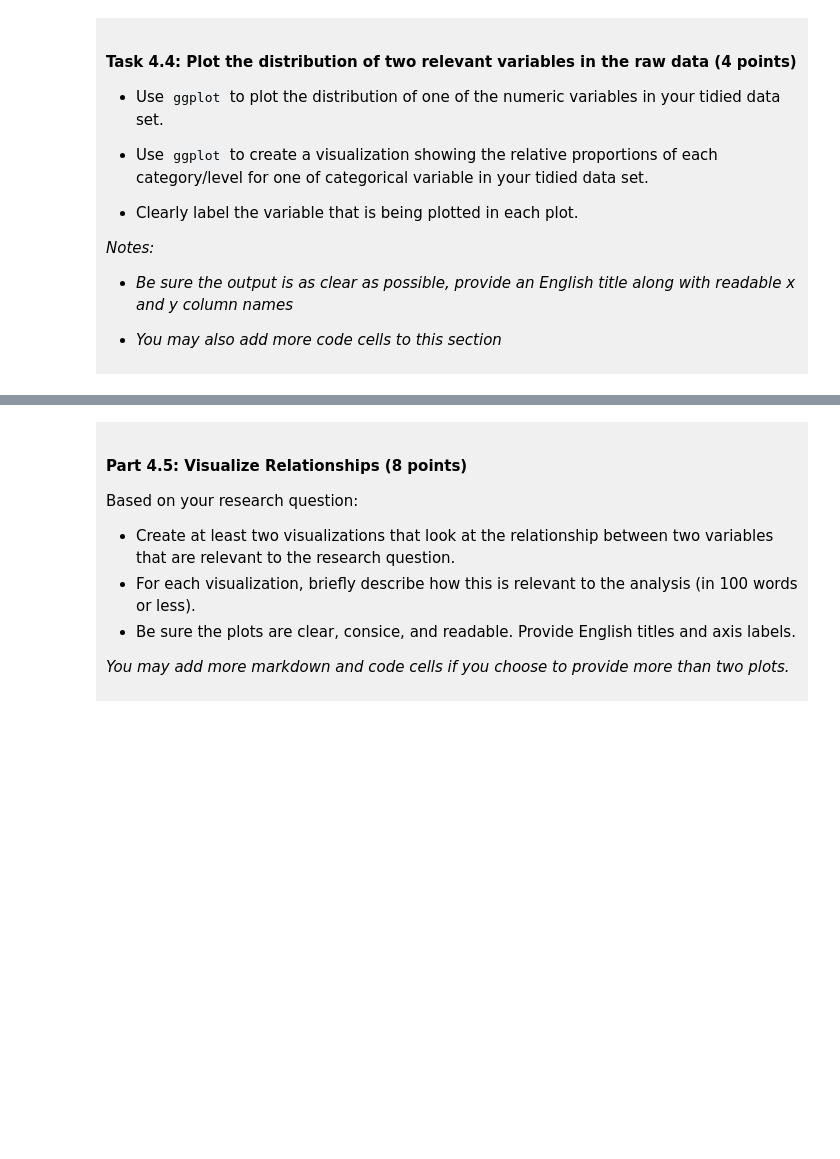
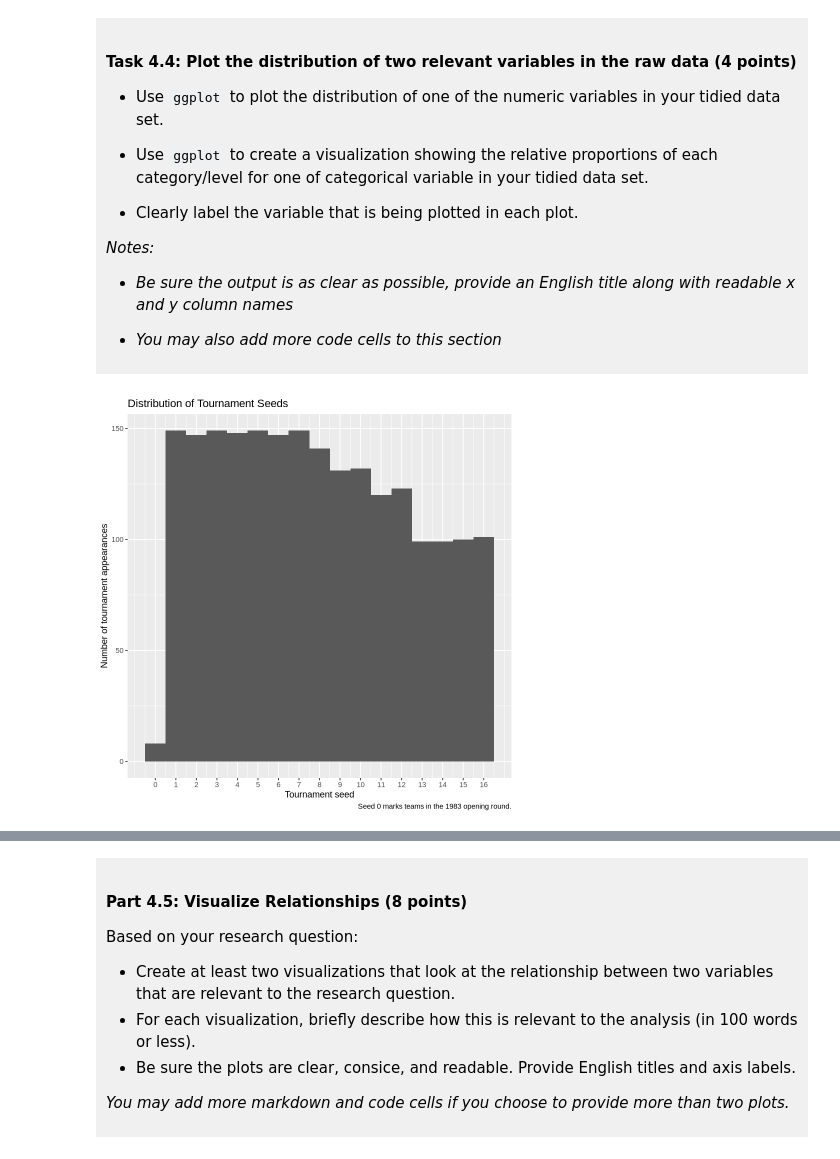
Before and after one commit to DYyye/dsci-100-project-danny-duan, a Jupyter notebook: dsci-100-project-notebook.ipynb, the cells around one changed output, grey strips where cells are left out. Drawn from its saved outputs; the diff is of its cells as text; code cells hidden in the pictures; blank space fills up the shorter version.

```diff
--- a/dsci-100-project-notebook.ipynb
+++ b/dsci-100-project-notebook.ipynb
@@ -128,5 +128,6 @@ To help you with the analysis, here is a table of descriptions of each of the va
 
 </div>
 # %%
-
-#this is a comment made on jupyter
+url <- "https://raw.githubusercontent.com/diverse-data-hub/diversedata/refs/heads/main/data-clean/womensmarchmadness.csv"
+women_march_madness <- read.csv(url)
+head(women_march_madness, 6)
@@ -189,4 +200,12 @@ Produce a tidy data set that could be used to answer your research question usin
 
 </div>
 # %%
-### EDIT THIS CODE CELL ###
+library(tidyverse)
+
+# Keep the relevant columns and convert tournament finish to a factor.
+tidy_march_madness <- women_march_madness |>
+    select(year, school, seed, tourney_finish) |>
+    mutate(tourney_finish = factor(tourney_finish))
+
+# Show the first six rows of the tidied data.
+head(tidy_march_madness, 6)
@@ -257,5 +332,16 @@ You will refine your research question (if needed) and produce a tidy data set.
 
 </div>
 # %%
-### EDIT THIS CODE CELL FOR PLOT 1 ###
+### Show how often each tournament seed occurs.
+ggplot(tidy_march_madness, aes(x = seed)) +
+    geom_histogram(binwidth = 1, center = 0) +
+    scale_x_continuous(breaks = 0:16) +
+    labs(
+        title = "Distribution of Tournament Seeds",
+        x = "Tournament seed",
+        y = "Number of tournament appearances",
+        caption = "Seed 0 marks teams in the 1983 opening round."
+    )
+# %% [output]
+[figure, added]
 # %%
```
Also changed, not shown: parts of 13 cells of this notebook.
